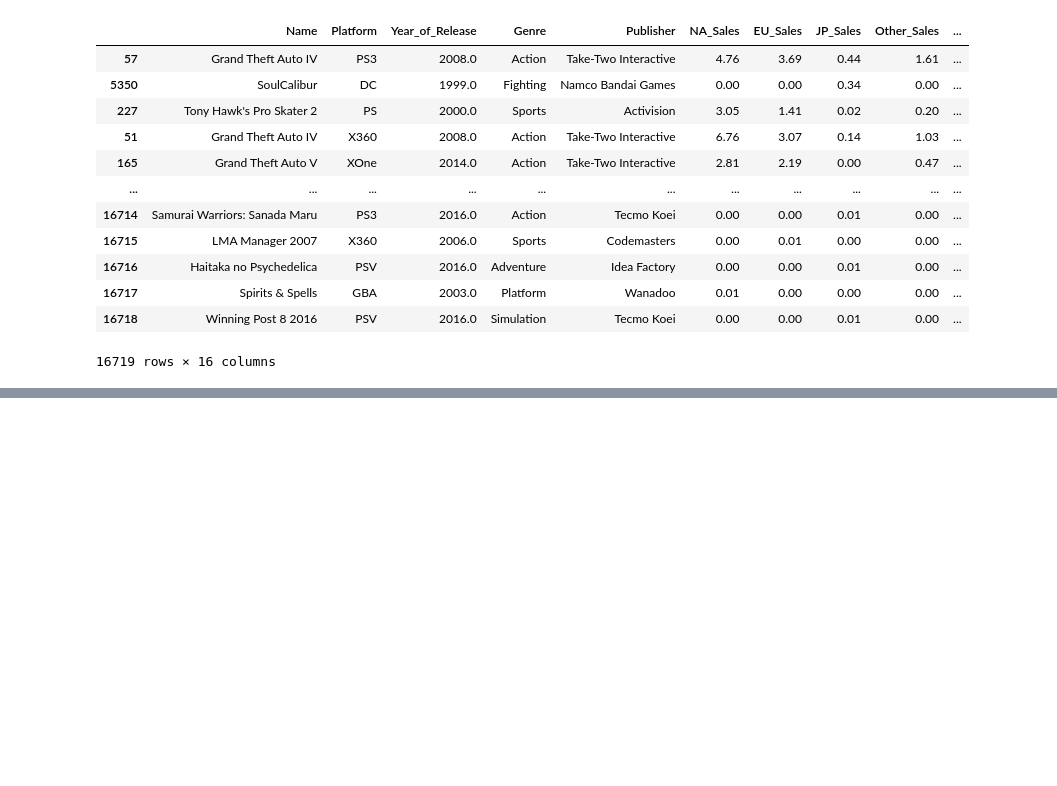
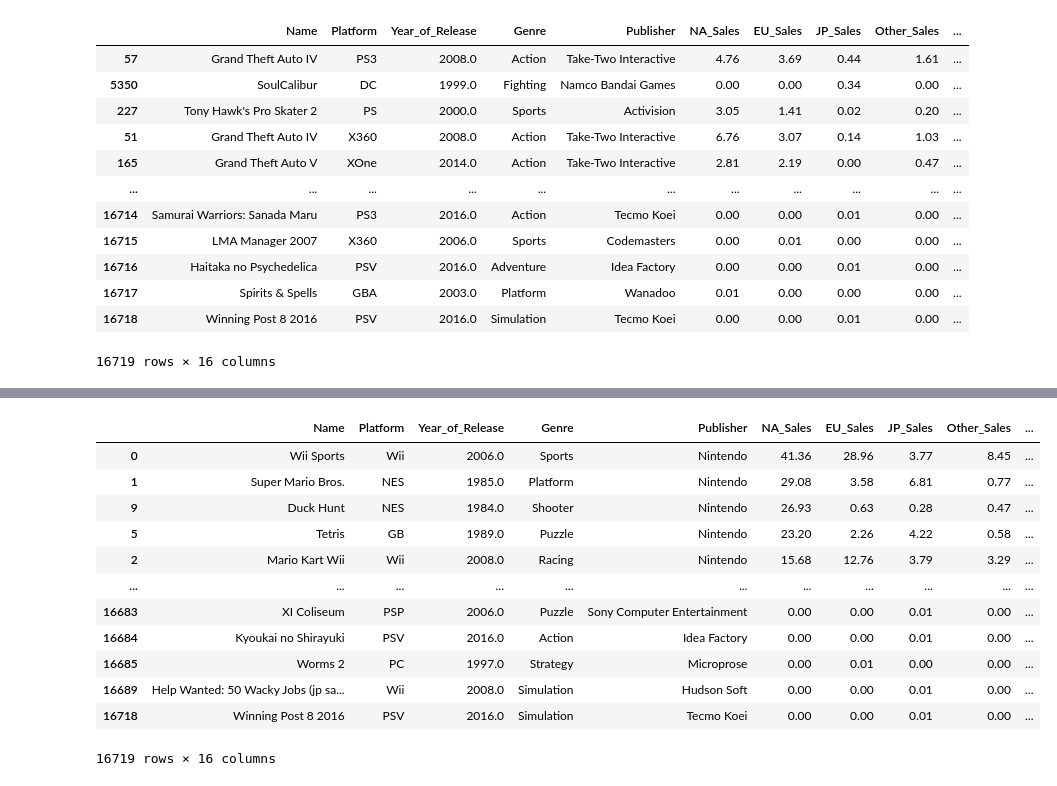
Before and after one commit to JamesWillems/dataset_video_game, a Jupyter notebook: video_game.ipynb, the cells around one changed output, grey strips where cells are left out. Cells and saved outputs as stored; diff of their text form; code cells hidden in the pictures; blank space fills up the shorter version.

```diff
--- a/video_game.ipynb
+++ b/video_game.ipynb
@@ -131,0 +148,16 @@ videogame_df.sort_values('Critic_Score', ascending=False)
+# %%
+videogame_df.sort_values('NA_Sales', ascending=False)
+# %% [output]
+|  | Name | Platform | Year_of_Release | Genre | Publisher | NA_Sales | EU_Sales | JP_Sales | Other_Sales | ... |
+| 0 | Wii Sports | Wii | 2006.0 | Sports | Nintendo | 41.36 | 28.96 | 3.77 | 8.45 | ... |
+| 1 | Super Mario Bros. | NES | 1985.0 | Platform | Nintendo | 29.08 | 3.58 | 6.81 | 0.77 | ... |
+| 9 | Duck Hunt | NES | 1984.0 | Shooter | Nintendo | 26.93 | 0.63 | 0.28 | 0.47 | ... |
+| 5 | Tetris | GB | 1989.0 | Puzzle | Nintendo | 23.20 | 2.26 | 4.22 | 0.58 | ... |
+| 2 | Mario Kart Wii | Wii | 2008.0 | Racing | Nintendo | 15.68 | 12.76 | 3.79 | 3.29 | ... |
+| ... | ... | ... | ... | ... | ... | ... | ... | ... | ... | ... |
+| 16683 | XI Coliseum | PSP | 2006.0 | Puzzle | Sony Computer Entertainment | 0.00 | 0.00 | 0.01 | 0.00 | ... |
+| 16684 | Kyoukai no Shirayuki | PSV | 2016.0 | Action | Idea Factory | 0.00 | 0.00 | 0.01 | 0.00 | ... |
+| 16685 | Worms 2 | PC | 1997.0 | Strategy | Microprose | 0.00 | 0.01 | 0.00 | 0.00 | ... |
+| 16689 | Help Wanted: 50 Wacky Jobs (jp sa... | Wii | 2008.0 | Simulation | Hudson Soft | 0.00 | 0.00 | 0.01 | 0.00 | ... |
+| 16718 | Winning Post 8 2016 | PSV | 2016.0 | Simulation | Tecmo Koei | 0.00 | 0.00 | 0.01 | 0.00 | ... |
+16719 rows × 16 columns
```
Also changed, not shown: parts of 3 cells of this notebook.
